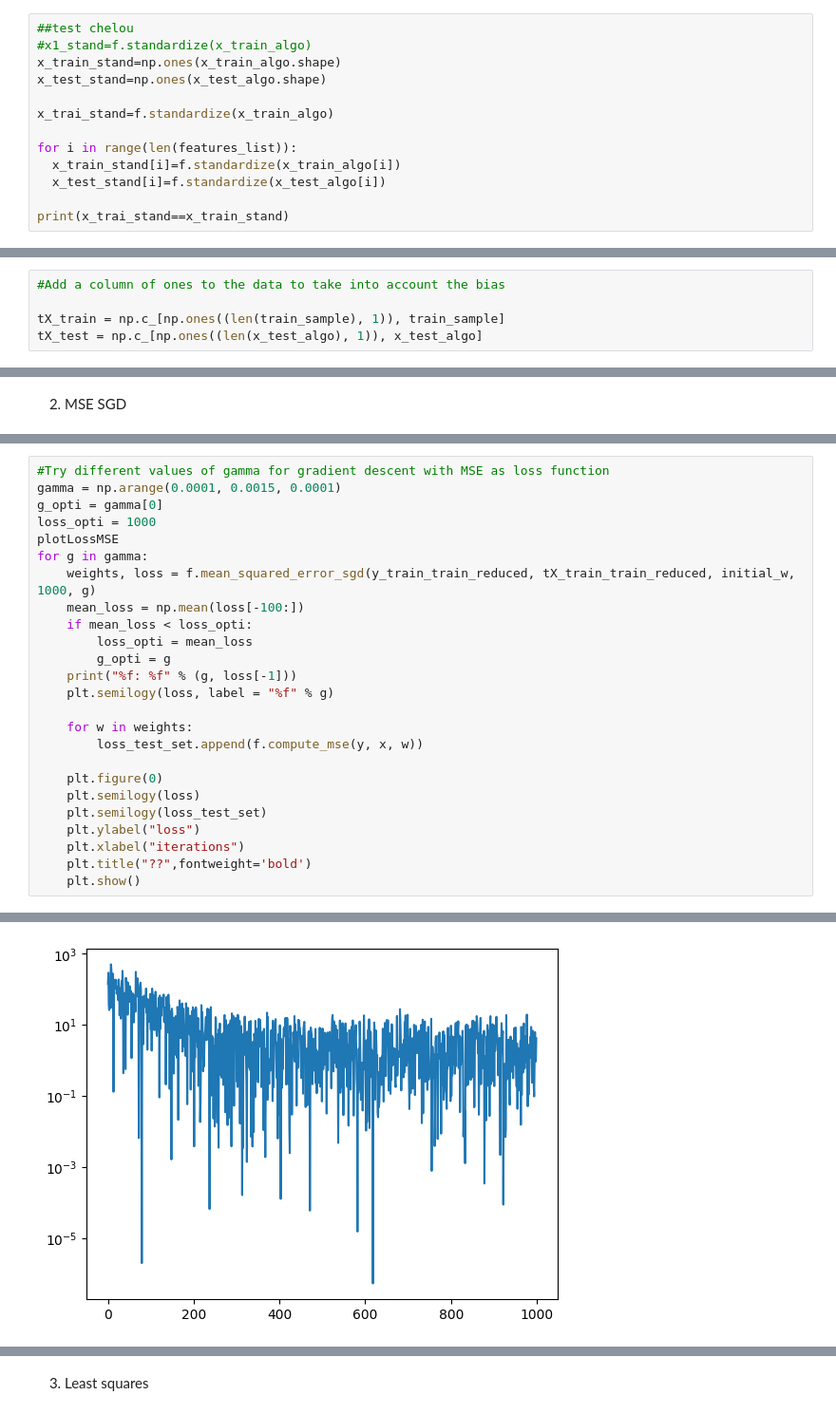
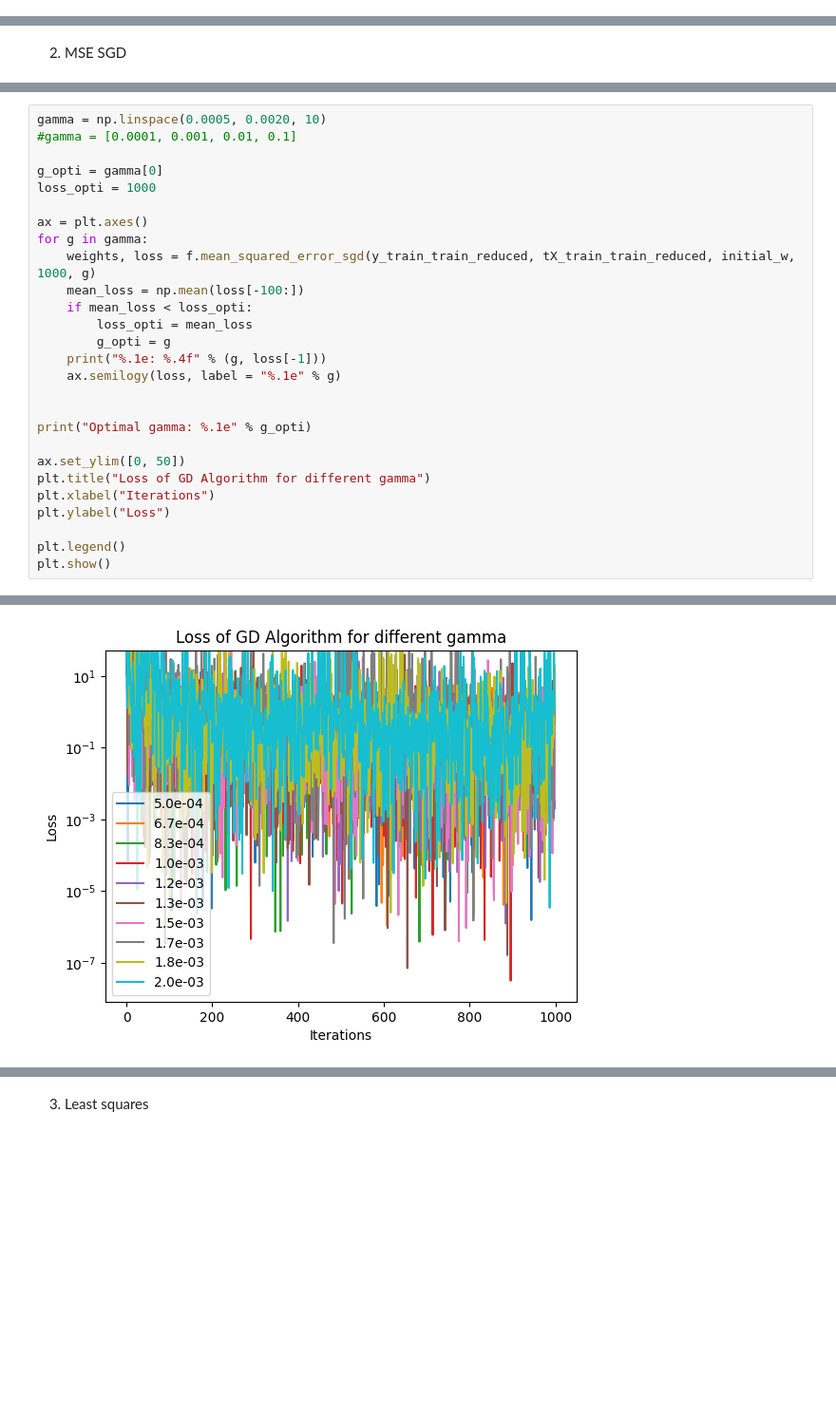
Before and after one commit to lucilemln/ML-project, a Jupyter notebook: run.ipynb, the cells around one changed output, grey strips where cells are left out. Shown at 95% size. Drawn from its saved outputs; the diff is of its cells as text; blank space fills up the shorter version.

```diff
--- a/run.ipynb
+++ b/run.ipynb
@@ -172,13 +154,0 @@ a delete?
-# %%
-##test chelou
-#x1_stand=f.standardize(x_train_algo)
-x_train_stand=np.ones(x_train_algo.shape)
-x_test_stand=np.ones(x_test_algo.shape)
-
-x_trai_stand=f.standardize(x_train_algo)
-
-for i in range(len(features_list)):
-  x_train_stand[i]=f.standardize(x_train_algo[i])
-  x_test_stand[i]=f.standardize(x_test_algo[i])
-
-print(x_trai_stand==x_train_stand)
@@ -201,11 +163,6 @@ Now that we have our data, we can train our model. We will use the following mod
 - Ridge regression
 - Logistic regression
 - Regularized logistic regression
-# %%
-#Add a column of ones to the data to take into account the bias
-
-tX_train = np.c_[np.ones((len(train_sample), 1)), train_sample]
-tX_test = np.c_[np.ones((len(x_test_algo), 1)), x_test_algo]
 # %% [markdown]
 ### Initialisation of set parameters
 # %%
@@ -338,26 +349,28 @@ Lets run some cross validation to see the best initial weights (as a function of
 # %%
-#Try different values of gamma for gradient descent with MSE as loss function
-gamma = np.arange(0.0001, 0.0015, 0.0001)
+gamma = np.linspace(0.0005, 0.0020, 10)
+#gamma = [0.0001, 0.001, 0.01, 0.1]
+
 g_opti = gamma[0]
 loss_opti = 1000
-plotLossMSE
+
+ax = plt.axes()
 for g in gamma:
     weights, loss = f.mean_squared_error_sgd(y_train_train_reduced, tX_train_train_reduced, initial_w, 1000, g)
     mean_loss = np.mean(loss[-100:])
     if mean_loss < loss_opti:
         loss_opti = mean_loss
         g_opti = g
-    print("%f: %f" % (g, loss[-1]))
-    plt.semilogy(loss, label = "%f" % g)
+    print("%.1e: %.4f" % (g, loss[-1]))
+    ax.semilogy(loss, label = "%.1e" % g)
 
-    for w in weights:
-        loss_test_set.append(f.compute_mse(y, x, w))
 
-    plt.figure(0)
-    plt.semilogy(loss)
-    plt.semilogy(loss_test_set)
-    plt.ylabel("loss")
-    plt.xlabel("iterations")
-    plt.title("??",fontweight='bold')
-    plt.show()
+print("Optimal gamma: %.1e" % g_opti)
+
+ax.set_ylim([0, 50])
+plt.title("Loss of GD Algorithm for different gamma")
+plt.xlabel("Iterations")
+plt.ylabel("Loss")
+
+plt.legend()
+plt.show()
 # %% [output]
@@ -367,2 +394,2 @@ NameError: name 'y' is not defined
-[figure, old version]
+[figure, new version]
 # %%
```
Also changed, not shown: parts of 74 cells of this notebook, 1 other file.
